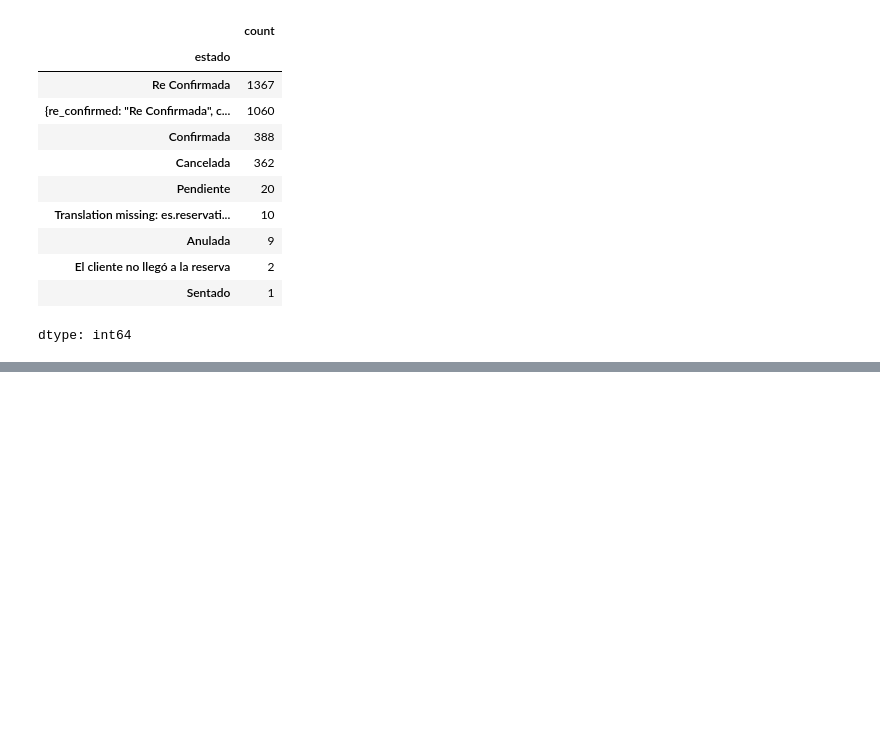
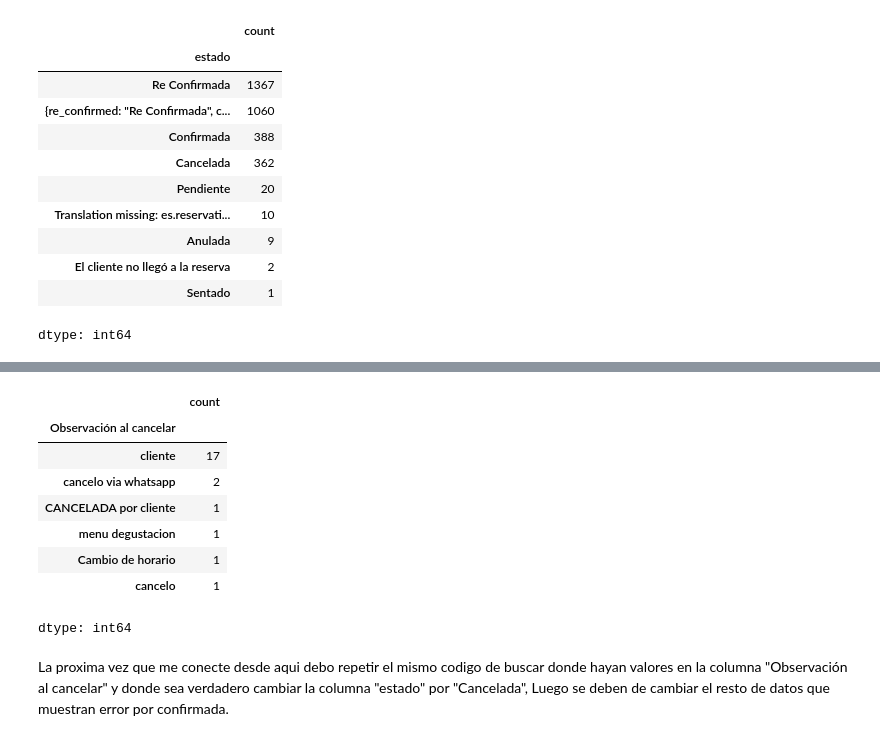
Before and after one commit to salazarcristian1014/restaurant-cancelation-project, a Jupyter notebook: notebooks/01_data_cleaning_and_optimization.ipynb, the cells around one changed output, grey strips where cells are left out. Saved outputs shown, nothing was run; the diff lists cells and outputs as text; code cells hidden in the pictures; blank space fills up the shorter version.

```diff
--- a/notebooks/01_data_cleaning_and_optimization.ipynb
+++ b/notebooks/01_data_cleaning_and_optimization.ipynb
@@ -436,0 +483,25 @@ dtype: int64
+# %%
+# Al parecer aqui tendremos que hacer una limpieza dentro de una limpieza ya que tenemos algunas reservas dobles. Vamos a proceder a eliminar
+# las cancelaciones por reservas dobles, lo primero que haremos sera crear una lista con las reservas que queremos borrar
+# y que nuestra columna "observaciones al cancelar" nos muestra que son reservas dobles.
+textos_a_borrar = ['no abriremos ese dia', 'DUPLICADO', 'reserva doble', 'doble']
+# %%
+# 1. Guardamos la condición en una variable (sin comillas)
+condicion_errores = df['Observación al cancelar'].isin(textos_a_borrar)
+
+# 2. Sobrescribimos el DataFrame quedándonos con lo que NO (~) cumple la condición
+df = df[~condicion_errores]
+# %%
+df['Observación al cancelar'].value_counts()
+# %% [output]
+|  | count |
+| Observación al cancelar |  |
+| cliente | 17 |
+| cancelo via whatsapp | 2 |
+| CANCELADA por cliente | 1 |
+| menu degustacion | 1 |
+| Cambio de horario | 1 |
+| cancelo | 1 |
+dtype: int64
+# %% [markdown]
+La proxima vez que me conecte desde aqui debo repetir el mismo codigo de buscar donde hayan valores en la columna "Observación al cancelar" y donde sea verdadero cambiar la columna "estado" por "Cancelada", Luego se deben de cambiar el resto de datos que muestran error por confirmada.
```
Also changed, not shown: parts of 10 cells of this notebook.
